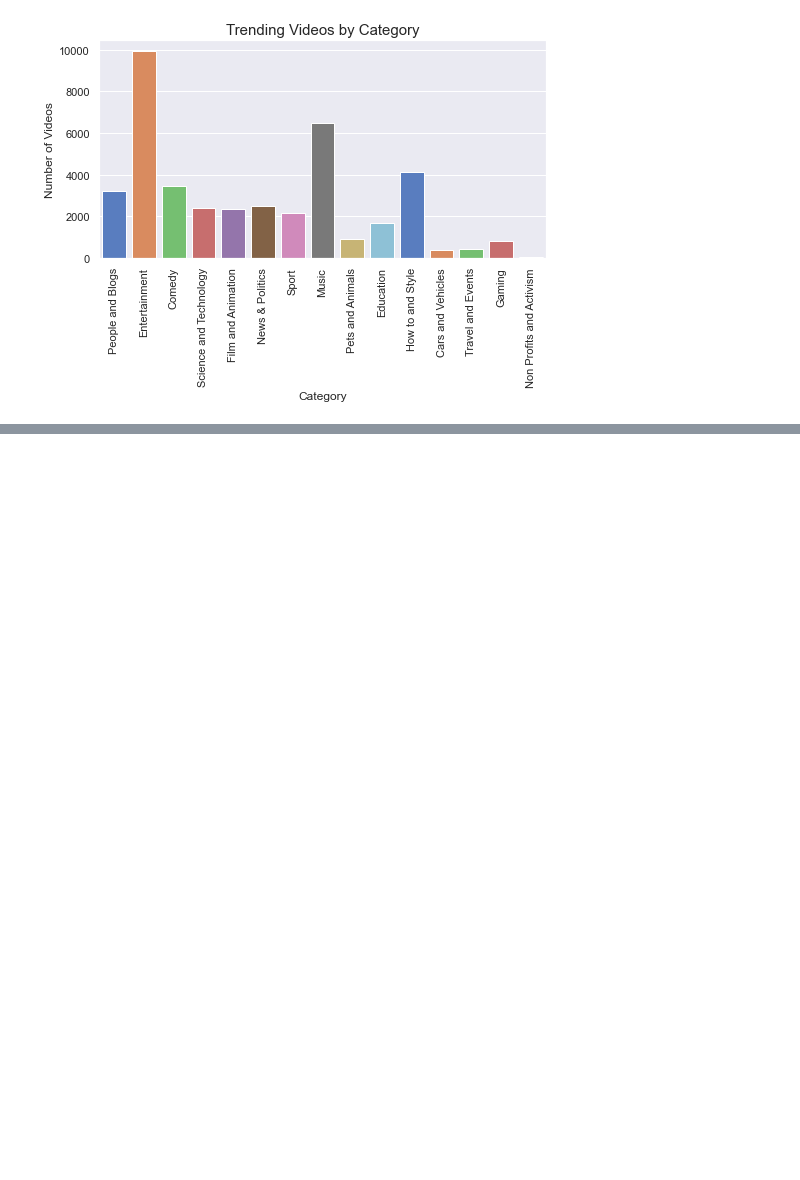
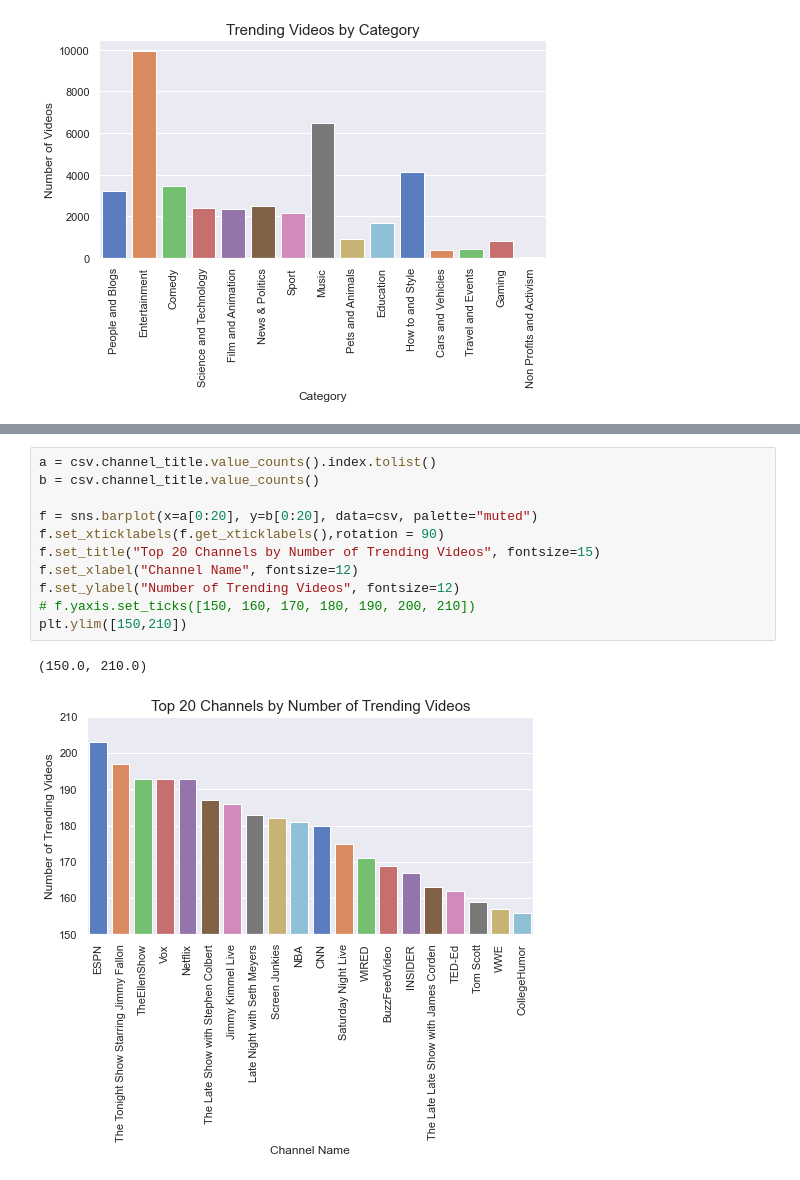
Before and after one commit to pyrogenix/131_finalproject, a Jupyter notebook: testing.ipynb, the cells around one changed output, grey strips where cells are left out. Cells and saved outputs as stored; diff of their text form; blank space fills up the shorter version.

```diff
--- a/testing.ipynb
+++ b/testing.ipynb
@@ -156,0 +237,14 @@ sns.set(rc={"figure.figsize":(8, 4)})
+# %%
+a = csv.channel_title.value_counts().index.tolist()
+b = csv.channel_title.value_counts()
+
+f = sns.barplot(x=a[0:20], y=b[0:20], data=csv, palette="muted")
+f.set_xticklabels(f.get_xticklabels(),rotation = 90)
+f.set_title("Top 20 Channels by Number of Trending Videos", fontsize=15)
+f.set_xlabel("Channel Name", fontsize=12)
+f.set_ylabel("Number of Trending Videos", fontsize=12)
+# f.yaxis.set_ticks([150, 160, 170, 180, 190, 200, 210])
+plt.ylim([150,210])
+# %% [output]
+(150.0, 210.0)
+[figure, added]
```
Also changed, not shown: parts of 6 cells of this notebook, 4 other files.
